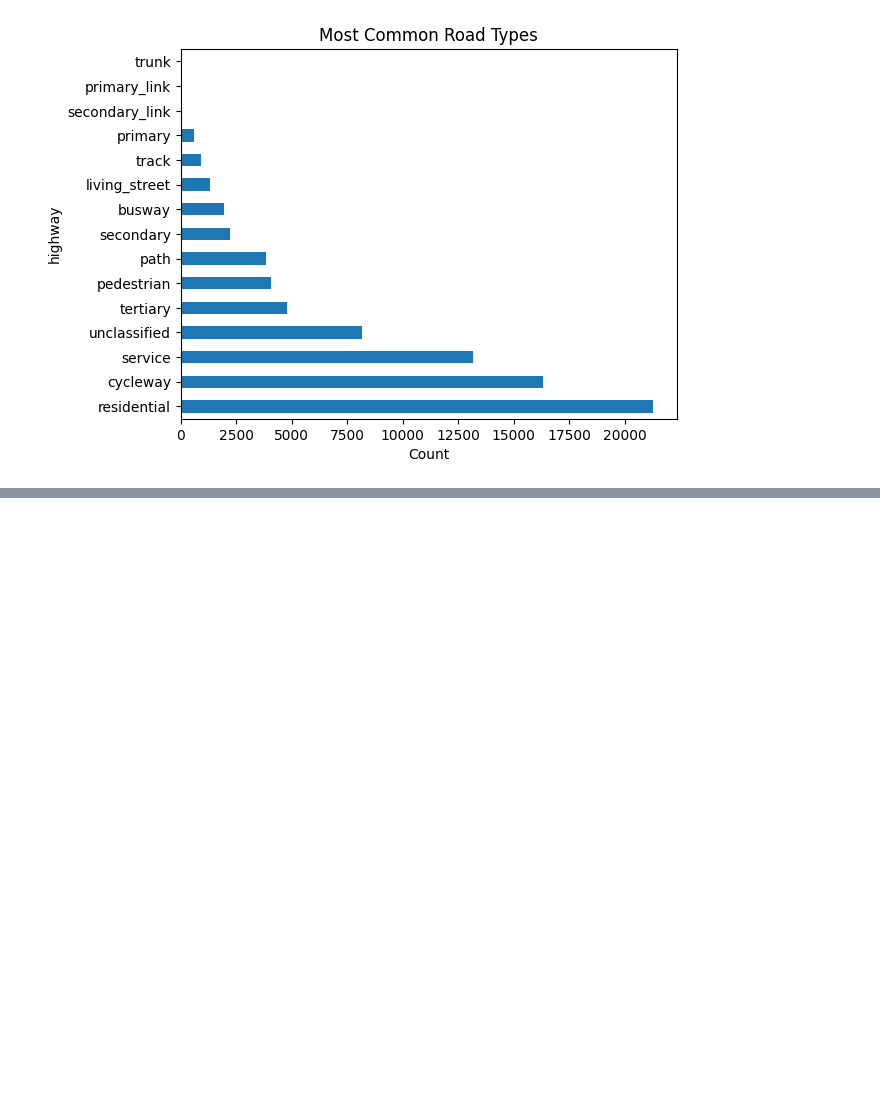
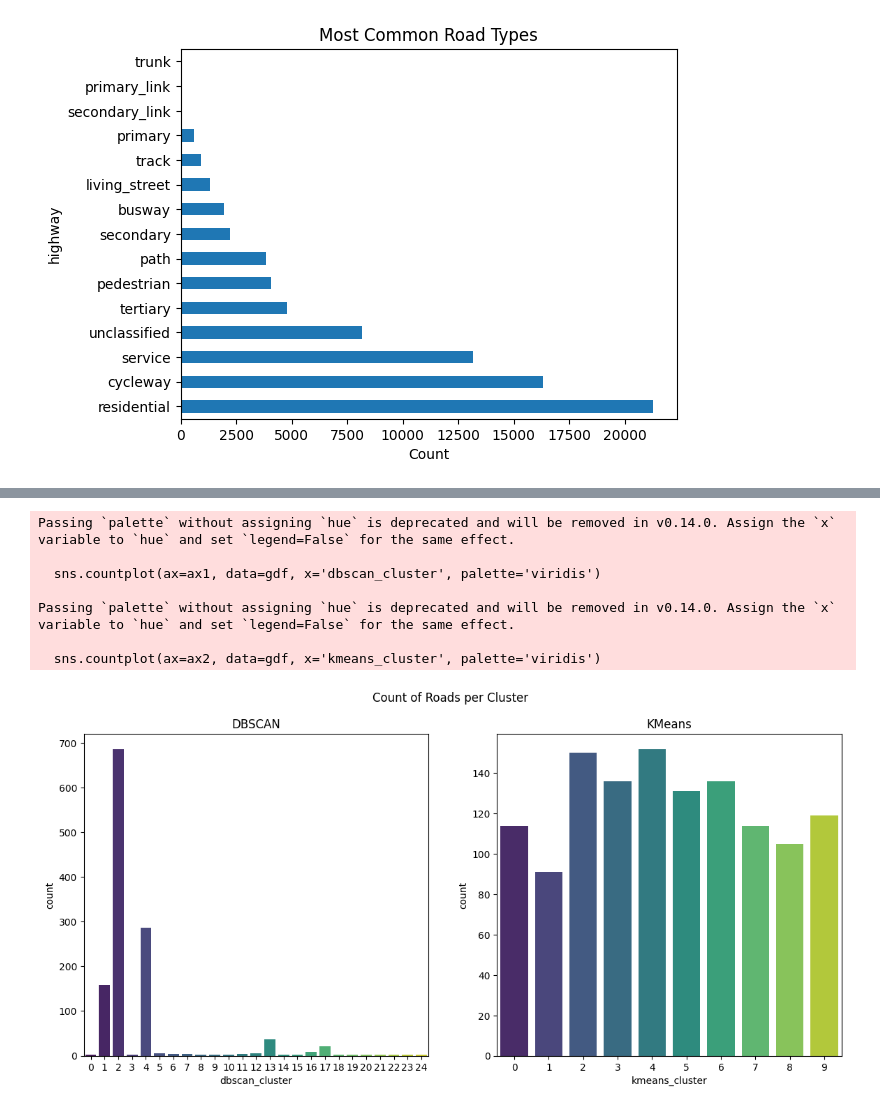
Before and after one commit to narel14/AAI-501-Grp-7, a Jupyter notebook: aai_501_final_project.ipynb, the cells around one changed output, grey strips where cells are left out. Drawn from its saved outputs; the diff is of its cells as text; code cells hidden in the pictures; blank space fills up the shorter version.

```diff
--- a/aai_501_final_project.ipynb
+++ b/aai_501_final_project.ipynb
@@ -100,3 +100,7 @@ plt.xlabel("Count")
 # %% [output]
 Text(0.5, 0, 'Count')
 [figure]
+# %%
+# Piedmunt, California.
+nodes, edges = ox.graph_to_gdfs(G)
+nodes.head()
@@ -102,0 +187,26 @@ Text(0.5, 0, 'Count')
+# %%
+import seaborn as sns
+import matplotlib.pyplot as plt
+
+# --- Create the Seaborn plots ---
+fig, (ax1, ax2) = plt.subplots(1, 2, figsize=(14, 6))
+fig.suptitle('Count of Roads per Cluster')
+
+# Plot for DBSCAN clusters
+sns.countplot(ax=ax1, data=gdf, x='dbscan_cluster', palette='viridis')
+ax1.set_title('DBSCAN')
+
+# Plot for KMeans clusters
+sns.countplot(ax=ax2, data=gdf, x='kmeans_cluster', palette='viridis')
+ax2.set_title('KMeans')
+
+plt.show()
+# %% [output]
+Passing `palette` without assigning `hue` is deprecated and will be removed in v0.14.0. Assign the `x` variable to `hue` and set `legend=False` for the same effect.
+
+  sns.countplot(ax=ax1, data=gdf, x='dbscan_cluster', palette='viridis')
+
+Passing `palette` without assigning `hue` is deprecated and will be removed in v0.14.0. Assign the `x` variable to `hue` and set `legend=False` for the same effect.
+
+  sns.countplot(ax=ax2, data=gdf, x='kmeans_cluster', palette='viridis')
+[figure, added]
```
Also changed, not shown: parts of 6 cells of this notebook.
